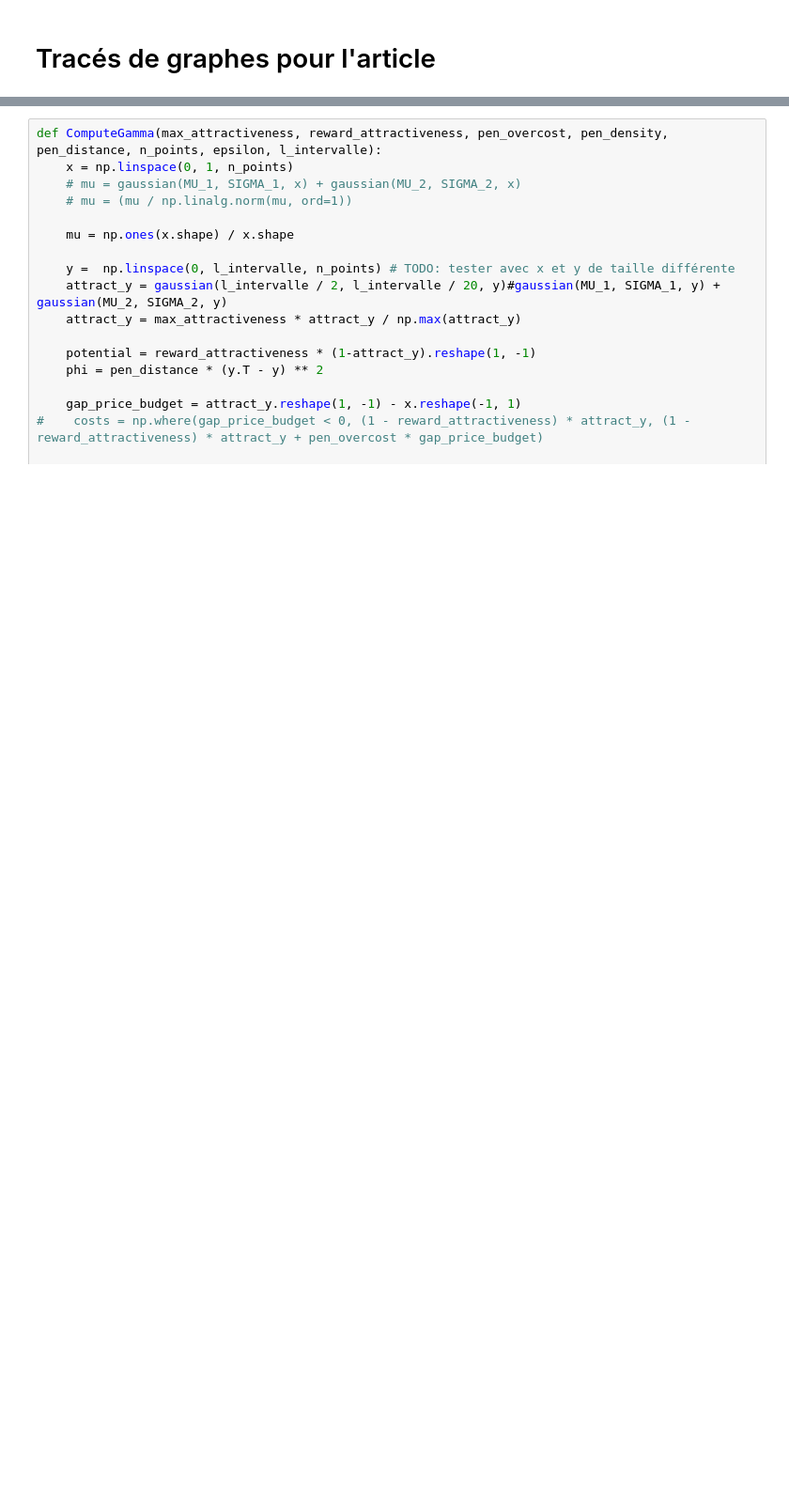
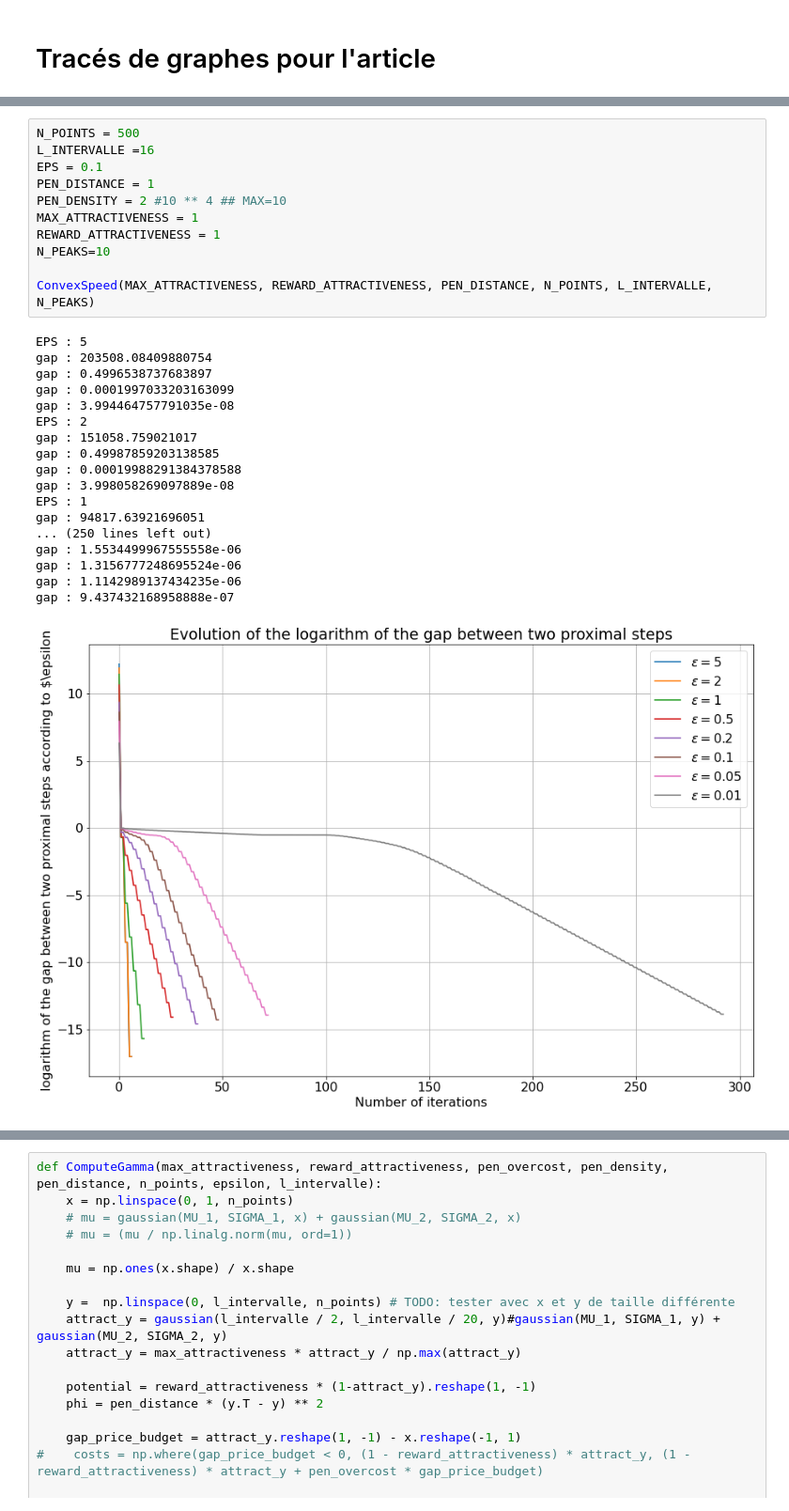
Before and after one commit to Schlegen/Cournot-Nash-Equilibria, a Jupyter notebook: src/Plots.ipynb, the cells around one changed output, grey strips where cells are left out. Shown at 94% size. Cells and saved outputs as stored; diff of their text form; blank space fills up the shorter version.

```diff
--- a/src/Plots.ipynb
+++ b/src/Plots.ipynb
@@ -9,0 +55,30 @@ plt.rc('font', size=16)
+# %%
+N_POINTS = 500
+L_INTERVALLE =16
+EPS = 0.1
+PEN_DISTANCE = 1
+PEN_DENSITY = 2 #10 ** 4 ## MAX=10
+MAX_ATTRACTIVENESS = 1
+REWARD_ATTRACTIVENESS = 1
+N_PEAKS=10
+
+ConvexSpeed(MAX_ATTRACTIVENESS, REWARD_ATTRACTIVENESS, PEN_DISTANCE, N_POINTS, L_INTERVALLE, N_PEAKS)
+# %% [output]
+EPS : 5
+gap : 203508.08409880754
+gap : 0.4996538737683897
+gap : 0.0001997033203163099
+gap : 3.994464757791035e-08
+EPS : 2
+gap : 151058.759021017
+gap : 0.49987859203138585
+gap : 0.00019988291384378588
+gap : 3.998058269097889e-08
+EPS : 1
+gap : 94817.63921696051
+... (250 lines left out)
+gap : 1.5534499967555558e-06
+gap : 1.3156777248695524e-06
+gap : 1.1142989137434235e-06
+gap : 9.437432168958888e-07
+[figure, added]
```
Also changed, not shown: parts of 9 cells of this notebook, 2 other files.
